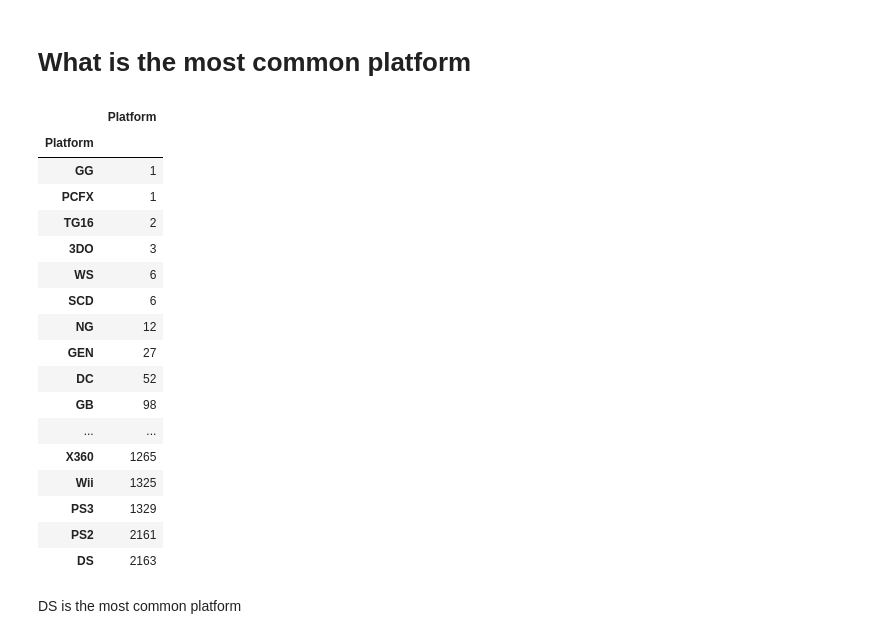
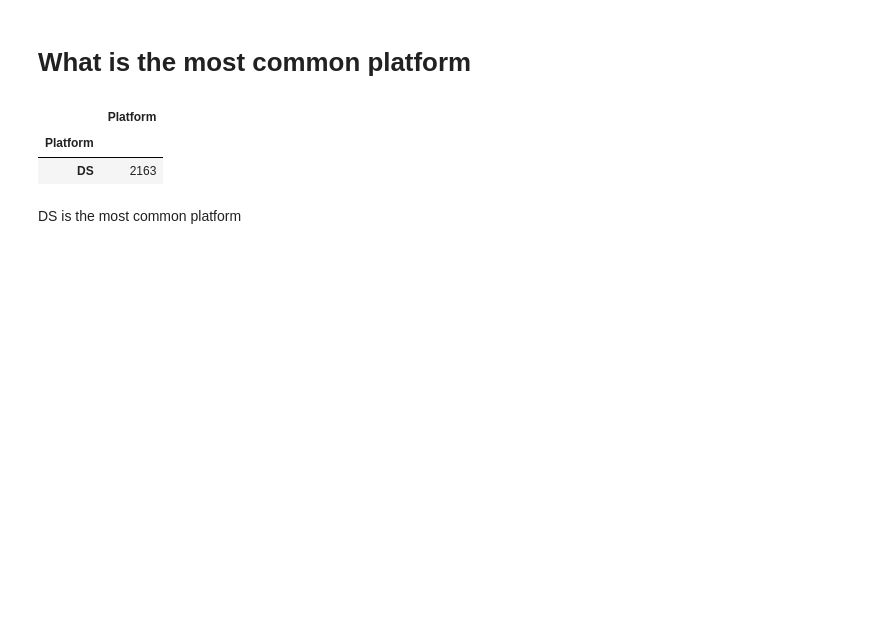
Before and after one commit to steveflys/data-science, a Jupyter notebook: vg-stats.ipynb, the cells around one changed output. Drawn from its saved outputs; the diff is of its cells as text; code cells hidden in the pictures; blank space fills up the shorter version.

```diff
--- a/vg-stats.ipynb
+++ b/vg-stats.ipynb
@@ -42,25 +27,10 @@ Electronic Arts is the most common Publisher
 # %% [markdown]
 # What is the most common platform
 # %%
-pd.DataFrame(games['Platform'].groupby(games.Platform).count().sort_values())
+pd.DataFrame(games['Platform'].groupby(games.Platform).count().sort_values(ascending=False)).head(1)
 # %% [output]
 |  | Platform |
 | Platform |  |
-| GG | 1 |
-| PCFX | 1 |
-| TG16 | 2 |
-| 3DO | 3 |
-| WS | 6 |
-| SCD | 6 |
-| NG | 12 |
-| GEN | 27 |
-| DC | 52 |
-| GB | 98 |
-| ... | ... |
-| X360 | 1265 |
-| Wii | 1325 |
-| PS3 | 1329 |
-| PS2 | 2161 |
 | DS | 2163 |
 # %% [markdown]
 DS is the most common platform
```
Also changed, not shown: parts of 9 cells of this notebook.
